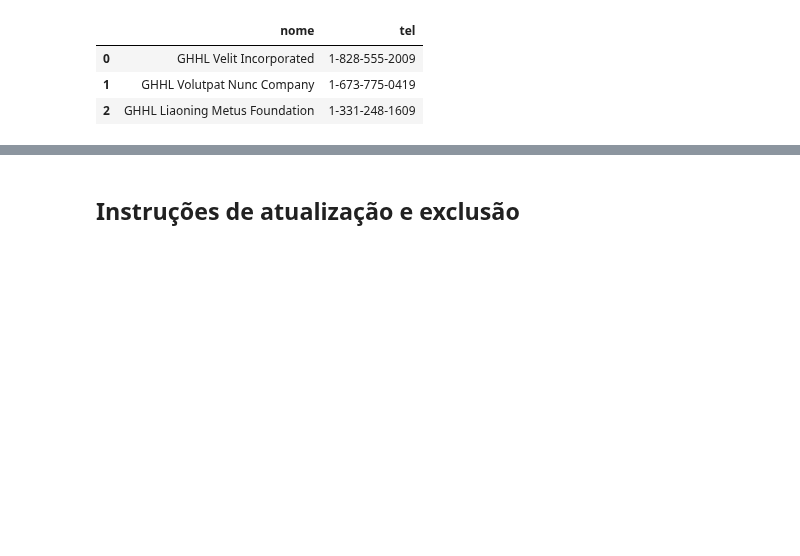
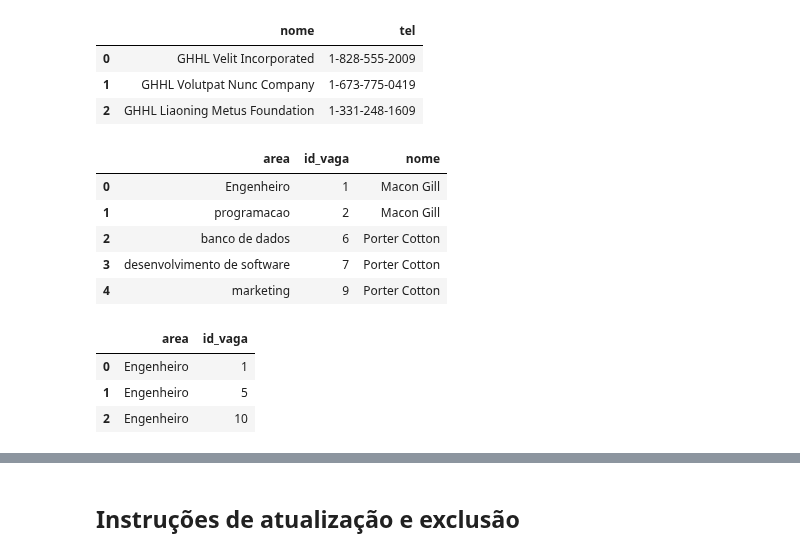
Before and after one commit to MateusLannes/Trabalho_BD1_2022, a Jupyter notebook: Files/ColabGHHL_Contrat.ipynb, the cells around one changed output, grey strips where cells are left out. Drawn from its saved outputs; the diff is of its cells as text; code cells hidden in the pictures; blank space fills up the shorter version.

```diff
--- a/Files/ColabGHHL_Contrat.ipynb
+++ b/Files/ColabGHHL_Contrat.ipynb
@@ -746,3 +746,28 @@ res
 | 0 | GHHL Velit Incorporated | 1-828-555-2009 |
 | 1 | GHHL Volutpat Nunc Company | 1-673-775-0419 |
 | 2 | GHHL Liaoning Metus Foundation | 1-331-248-1609 |
+# %%
+res = pd.read_sql_query("""select a.nome_area as area,
+v.id as id_vaga, u.nome from area as a join vaga as v on (a.id = v.fk_area) join
+usuario as u on(u.id = v.fk_gestor_id) where
+(u.nome LIKE '%Macon Gill%' OR u.nome LIKE '%Porter Cotton%')""", conn)
+res
+#mostra as vagas sob responsabilidade desses dois gestores
+# %% [output]
+|  | area | id_vaga | nome |
+| 0 | Engenheiro | 1 | Macon Gill |
+| 1 | programacao | 2 | Macon Gill |
+| 2 | banco de dados | 6 | Porter Cotton |
+| 3 | desenvolvimento de software | 7 | Porter Cotton |
+| 4 | marketing | 9 | Porter Cotton |
+# %%
+res = pd.read_sql_query("""select a.nome_area as area,
+v.id as id_vaga from area as a join vaga as v on (a.id = v.fk_area)
+where (a.nome_area LIKE '%Engenheiro%')""", conn)
+res
+#mostra as vagas abertas para Engenheiro
+# %% [output]
+|  | area | id_vaga |
+| 0 | Engenheiro | 1 |
+| 1 | Engenheiro | 5 |
+| 2 | Engenheiro | 10 |
```
Also changed, not shown: parts of 2 cells of this notebook.
